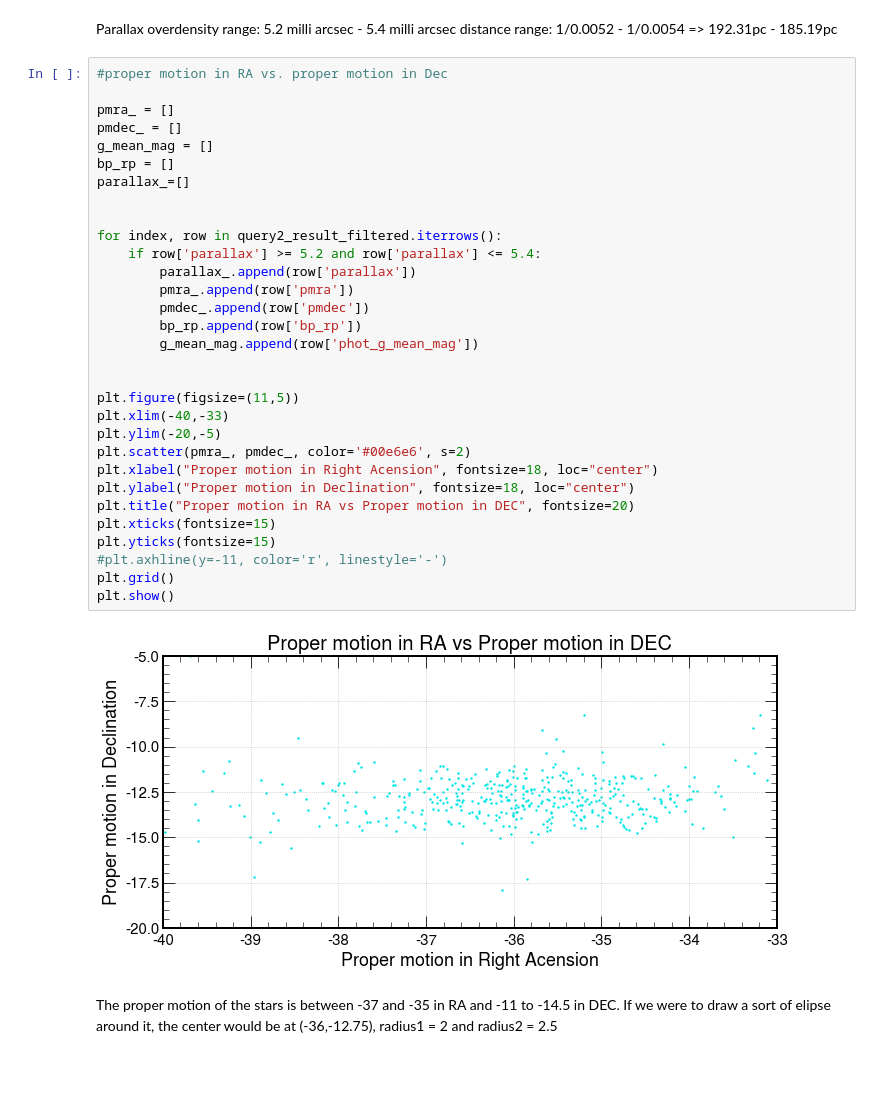
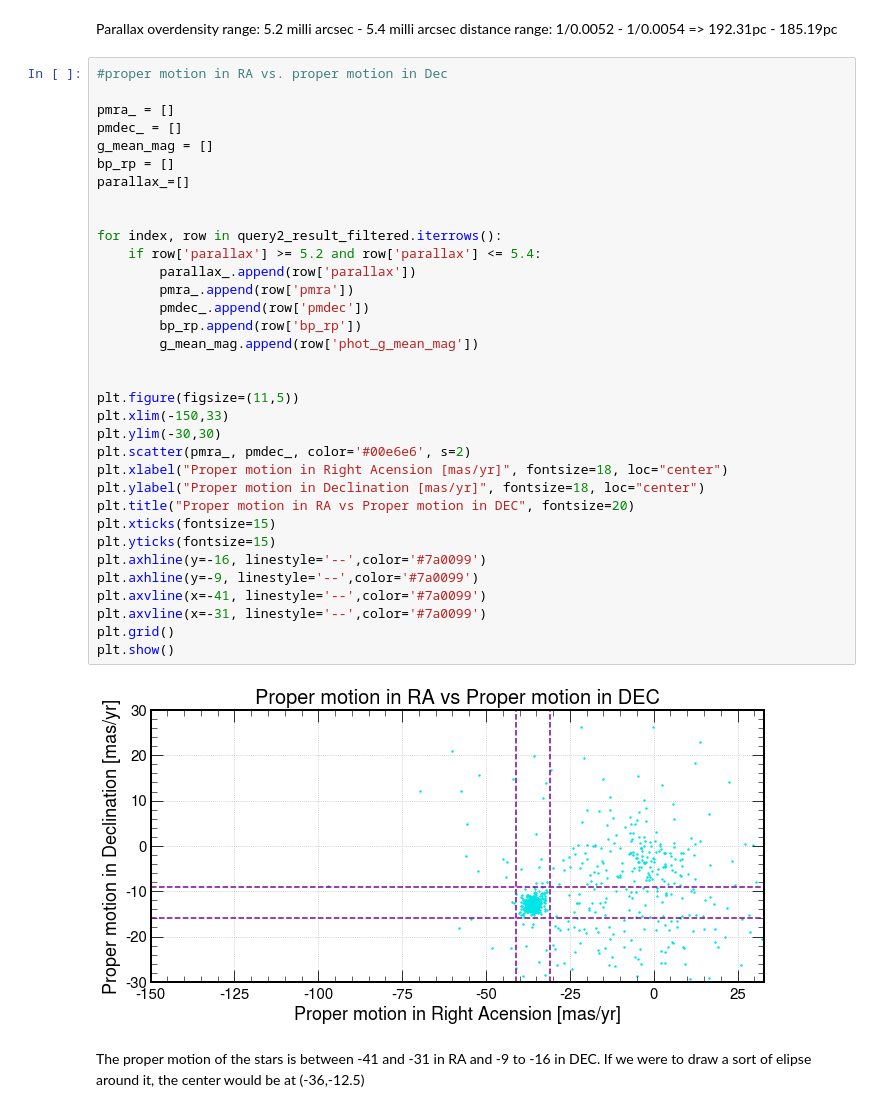
Before and after one commit to aditi-gangadharan/ASTR112, a Jupyter notebook: Gaia_hw4_q3.ipynb, the cells around one changed output. Saved outputs shown, nothing was run; the diff lists cells and outputs as text; blank space fills up the shorter version.

```diff
--- a/Gaia_hw4_q3.ipynb
+++ b/Gaia_hw4_q3.ipynb
@@ -127,40 +127,42 @@ Parallax overdensity range: 5.2 milli arcsec - 5.4 milli arcsec distance range:
 # %%
 #proper motion in RA vs. proper motion in Dec
 
 pmra_ = []
 pmdec_ = []
 g_mean_mag = []
 bp_rp = []
 parallax_=[]
 
 
 for index, row in query2_result_filtered.iterrows():
     if row['parallax'] >= 5.2 and row['parallax'] <= 5.4:
         parallax_.append(row['parallax'])
         pmra_.append(row['pmra'])
         pmdec_.append(row['pmdec'])
         bp_rp.append(row['bp_rp'])
         g_mean_mag.append(row['phot_g_mean_mag'])
 
 
 plt.figure(figsize=(11,5))
-plt.xlim(-40,-33)
-plt.ylim(-20,-5)
+plt.xlim(-150,33)
+plt.ylim(-30,30)
 plt.scatter(pmra_, pmdec_, color='#00e6e6', s=2)
-plt.xlabel("Proper motion in Right Acension", fontsize=18, loc="center")
-plt.ylabel("Proper motion in Declination", fontsize=18, loc="center")
+plt.xlabel("Proper motion in Right Acension [mas/yr]", fontsize=18, loc="center")
+plt.ylabel("Proper motion in Declination [mas/yr]", fontsize=18, loc="center")
 plt.title("Proper motion in RA vs Proper motion in DEC", fontsize=20)
 plt.xticks(fontsize=15)
 plt.yticks(fontsize=15)
-#plt.axhline(y=-11, color='r', linestyle='-')
+plt.axhline(y=-16, linestyle='--',color='#7a0099')
+plt.axhline(y=-9, linestyle='--',color='#7a0099')
+plt.axvline(x=-41, linestyle='--',color='#7a0099')
+plt.axvline(x=-31, linestyle='--',color='#7a0099')
 plt.grid()
 plt.show()
 # %% [output]
-[figure, old version]
+[figure, new version]
 # %% [markdown]
-The proper motion of the stars is between -37 and -35 in RA and -11
-to -14.5 in DEC. If we were to draw a sort of elipse around it, the center would be at (-36,-12.75), radius1 = 2
-and radius2 = 2.5
+The proper motion of the stars is between -41 and -31 in RA and -9
+to -16 in DEC. If we were to draw a sort of elipse around it, the center would be at (-36,-12.5)
 # %%
 #Plot RA vs DEC from initial query with no constraints
 ra = query2_result['ra']
```
Also changed, not shown: parts of 7 cells of this notebook, 1 other file.
